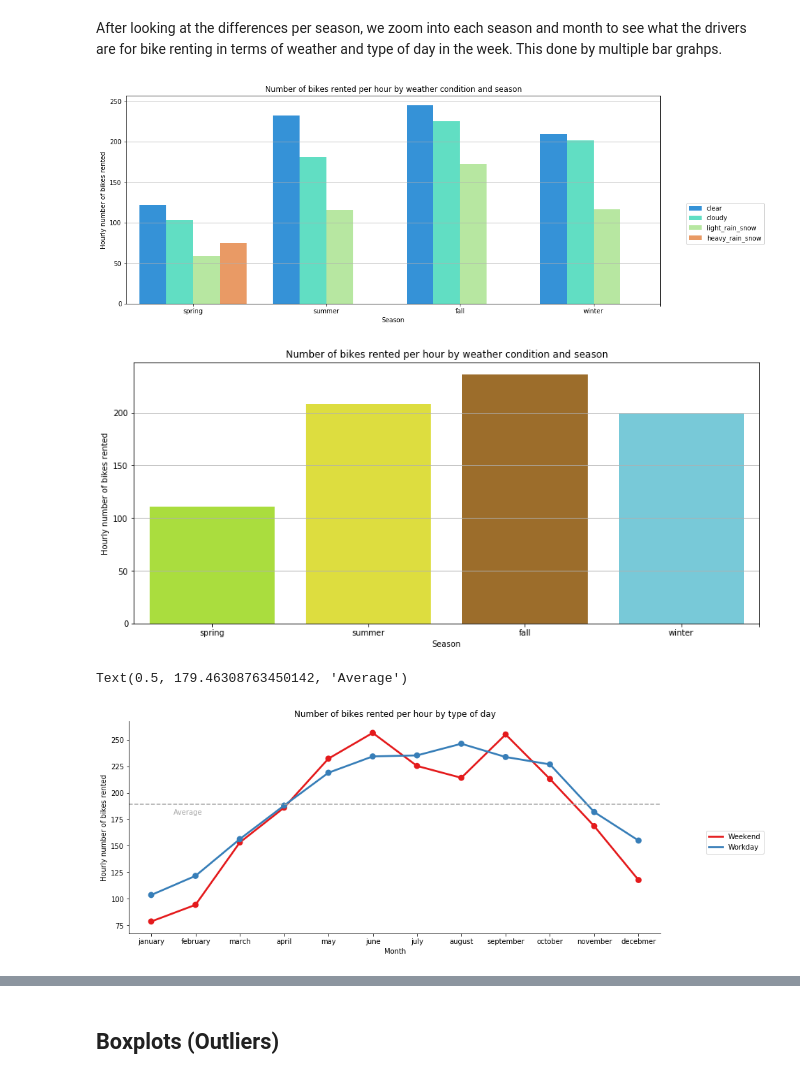
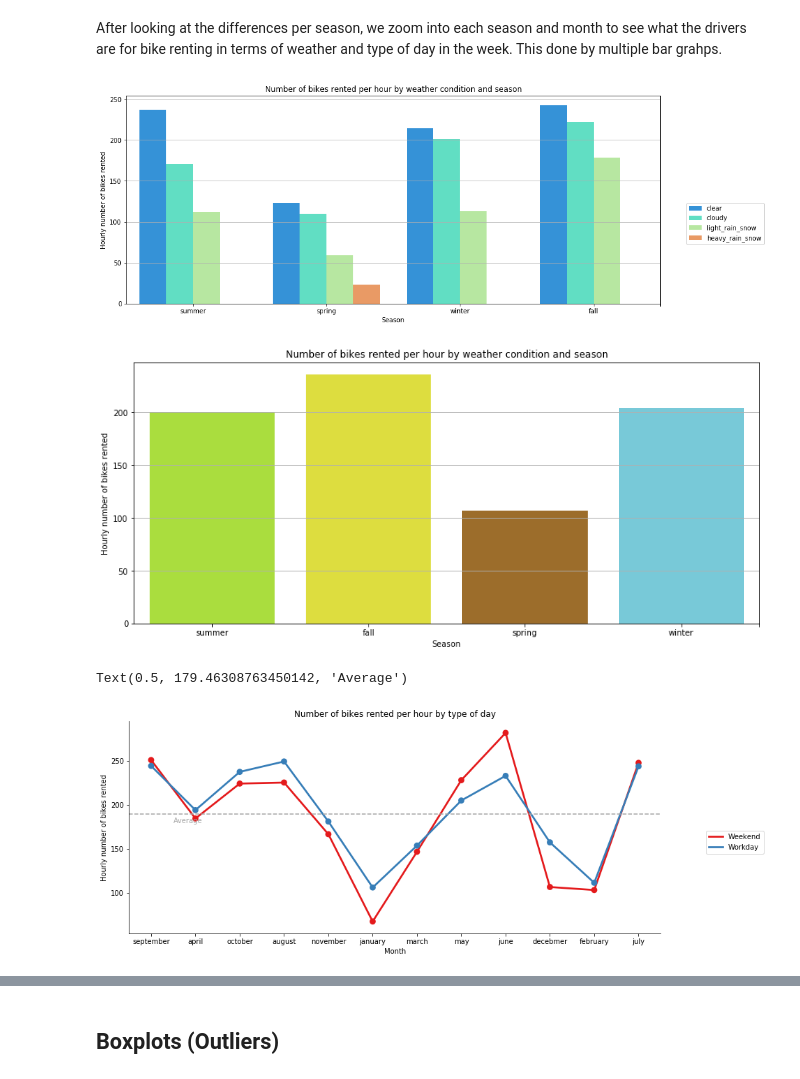
Before and after one commit to lhandal/bike_sharing_dask, a Jupyter notebook: Dask_Bike-Sharing_Leandro_Handal.ipynb, the cells around one changed output, grey strips where cells are left out. Drawn from its saved outputs; the diff is of its cells as text; code cells hidden in the pictures.

```diff
--- a/Dask_Bike-Sharing_Leandro_Handal.ipynb
+++ b/Dask_Bike-Sharing_Leandro_Handal.ipynb
@@ -346,43 +358,43 @@ After looking at the differences per season, we zoom into each season and month
 # %%
 plt.figure(figsize=(15, 6))
 sns.barplot(
     "season",
     "total_count",
     hue="weather_condition",
-    data=hour.compute(),
+    data=hour.sample(frac=0.35).compute(),
     palette="rainbow",
     ci=None,
 )
 plt.legend(loc="upper right", bbox_to_anchor=(1.2, 0.5))
 plt.xlabel("Season")
 plt.ylabel("Hourly number of bikes rented")
 plt.title("Number of bikes rented per hour by weather condition and season")
 plt.xticks(ticks=(0, 1, 2, 3, 3.5))
 plt.grid(which="major", axis="y")
 
 plt.figure(figsize=(14, 6))
 sns.barplot(
     "season",
     "total_count",
-    data=hour.compute(),
+    data=hour.sample(frac=0.35).compute(),
     palette=["#b4f724", "#f7f725", "#af7018", "#68d4e8"],
     ci=None,
 )
 plt.xlabel("Season")
 plt.ylabel("Hourly number of bikes rented")
 plt.title("Number of bikes rented per hour by weather condition and season")
 plt.xticks(ticks=(0, 1, 2, 3, 3.5))
 plt.grid(which="major", axis="y")
 # %% [output]
-[figure, old version]
+[figure, new version]
-[figure, old version]
+[figure, new version]
 # %%
 sns.catplot(
     x="month",
     y="total_count",
     kind="point",
     hue="is_workingday",
-    data=hour.compute(),
+    data=hour.sample(frac=0.35).compute(),
     ci=None,
     palette="Set1",
     aspect=2.3,
@@ -396,7 +408,7 @@ plt.axhline(hour.total_count.mean().compute(), ls="--", color="#a5a5a5")
 plt.text(0.5, hour.total_count.mean().compute() - 10, "Average", color="#a5a5a5")
 # %% [output]
 Text(0.5, 179.46308763450142, 'Average')
-[figure, old version]
+[figure, new version]
 # %%
 sns.catplot(
     x="hour",
```
Also changed, not shown: parts of 21 cells of this notebook, 10 other files.
